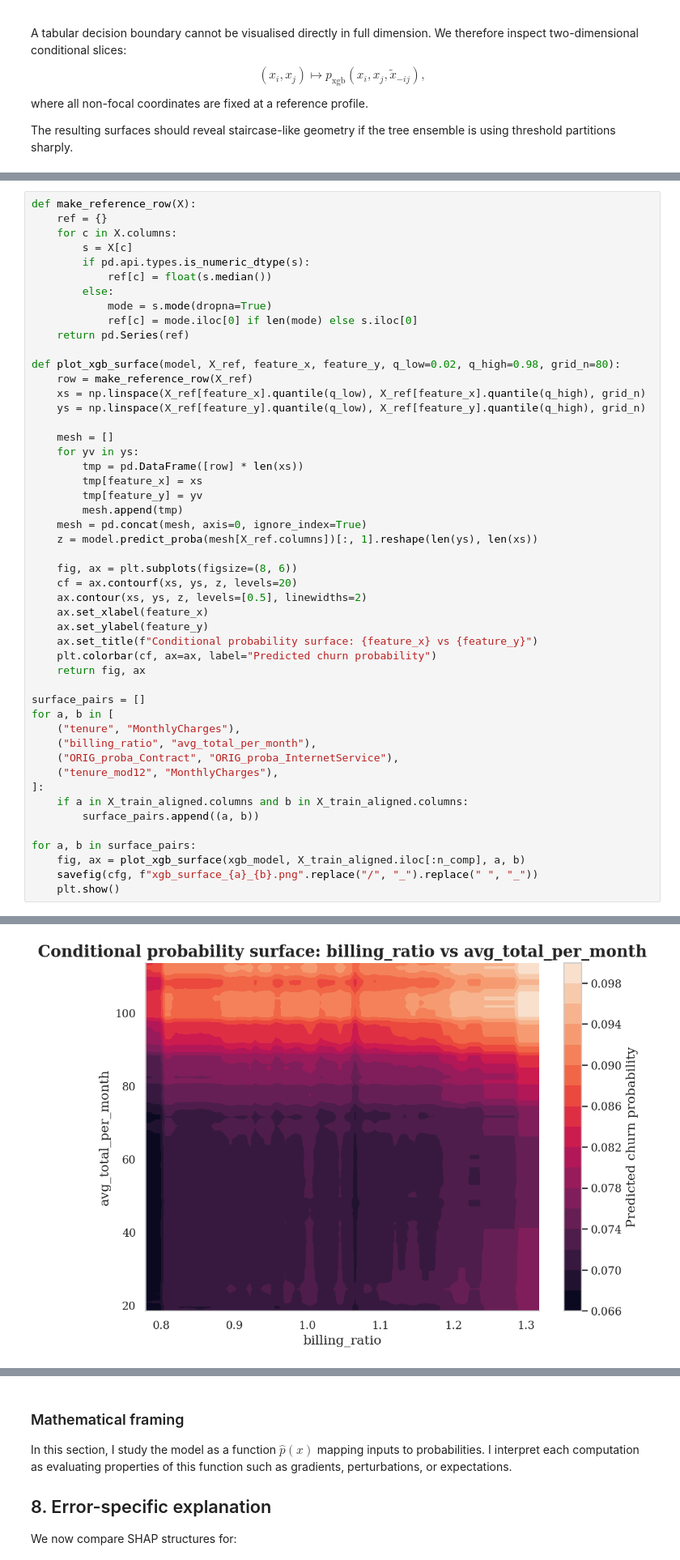
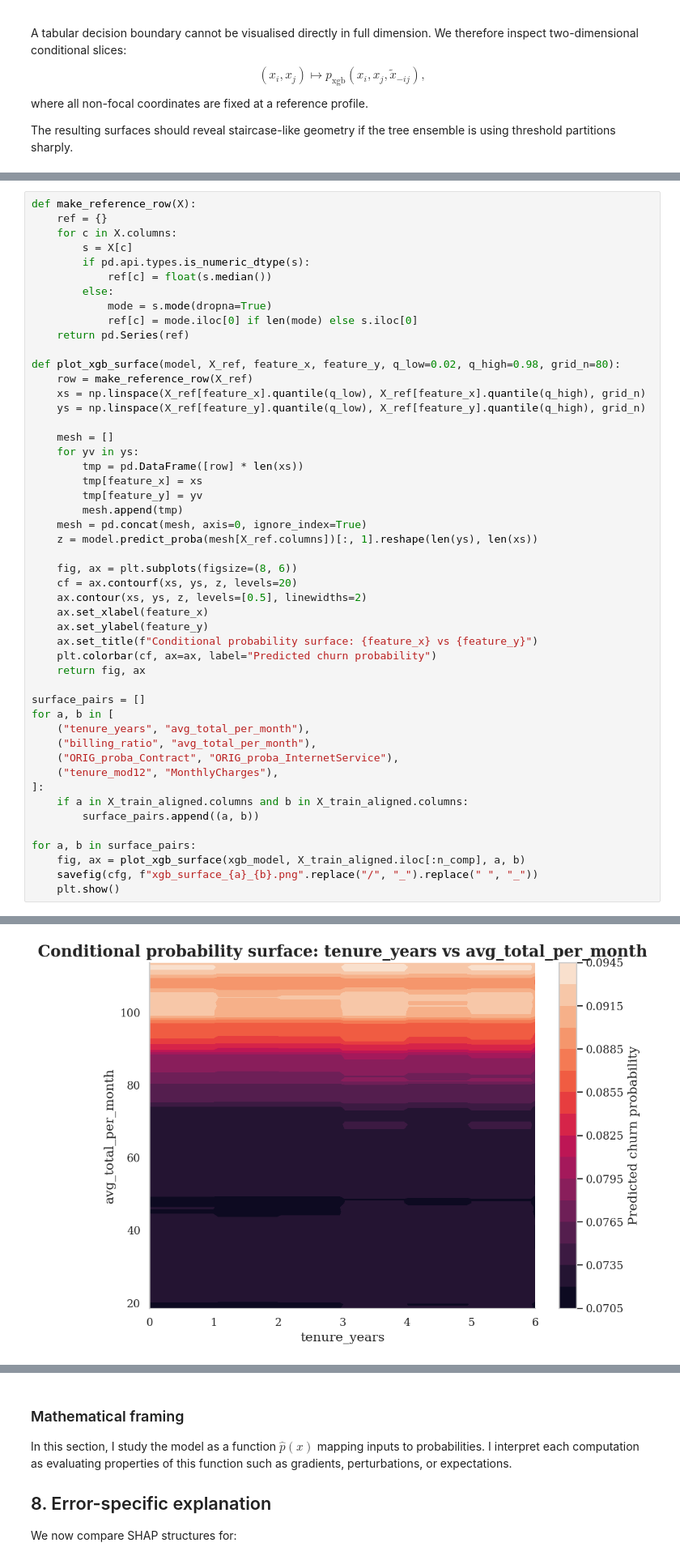
Before and after one commit to AbhishekDey03/Predicting-Churn, a Jupyter notebook: xgb_xai_study_notebook.ipynb, the cells around one changed output, grey strips where cells are left out. Shown at 81% size. Saved outputs shown, nothing was run; the diff lists cells and outputs as text.

```diff
--- a/xgb_xai_study_notebook.ipynb
+++ b/xgb_xai_study_notebook.ipynb
@@ -499,7 +503,7 @@ def plot_xgb_surface(model, X_ref, feature_x, feature_y, q_low=0.02, q_high=0.98
 
 surface_pairs = []
 for a, b in [
-    ("tenure", "MonthlyCharges"),
+    ("tenure_years", "avg_total_per_month"),
     ("billing_ratio", "avg_total_per_month"),
     ("ORIG_proba_Contract", "ORIG_proba_InternetService"),
     ("tenure_mod12", "MonthlyCharges"),
@@ -516 +520 @@ saved: analysis_outputs\xgb_surface_billing_ratio_avg_total_per_month.png
-[figure, old version]
+[figure, new version]
```
Also changed, not shown: parts of 3 cells of this notebook, 3 other files.
